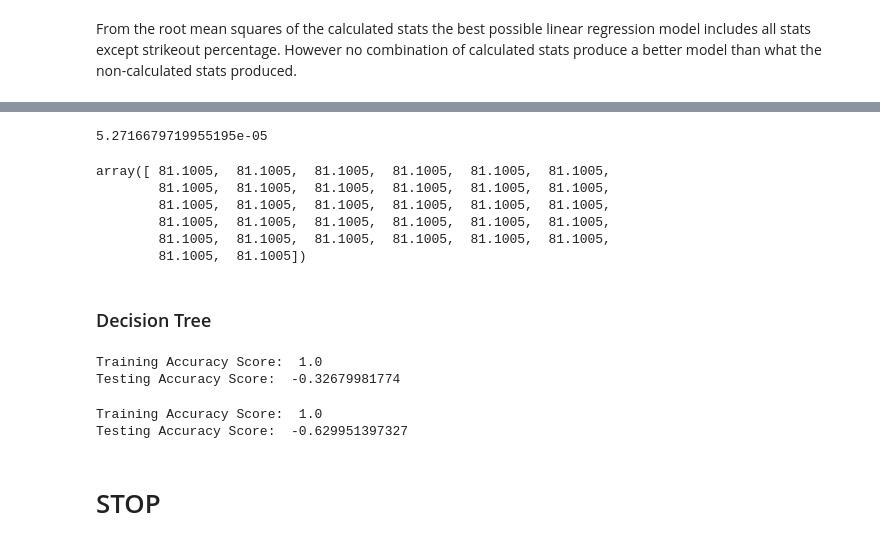
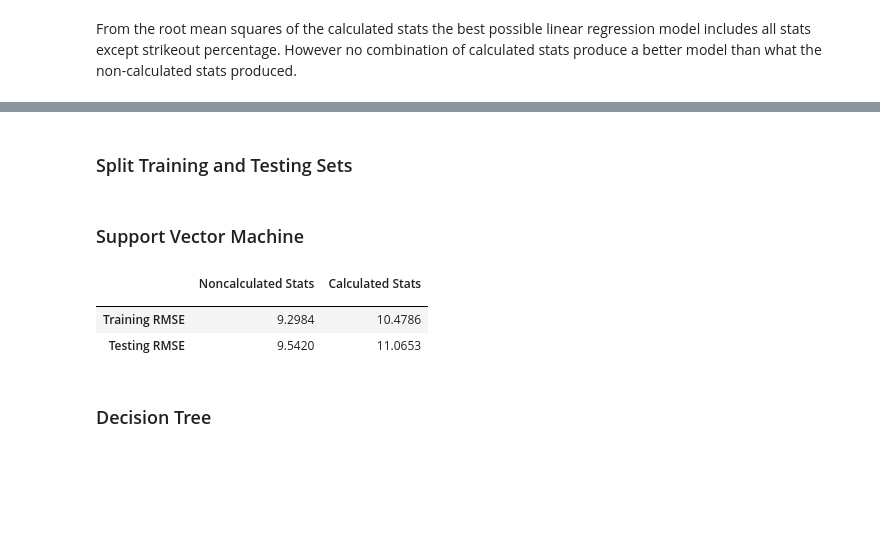
Before and after one commit to lawewers/Springboard-Capstone-MLB-W-vs.-L, a Jupyter notebook: CapstoneProject.ipynb, the cells around one changed output, grey strips where cells are left out. Cells and saved outputs as stored; diff of their text form; code cells hidden in the pictures; blank space fills up the shorter version.

```diff
--- a/CapstoneProject.ipynb
+++ b/CapstoneProject.ipynb
@@ -434,20 +403,40 @@ Best Gamma Value:
-# %%
-clf = svm.SVR(C=.001, gamma=1.5)
-clf.fit(ncalc_pred_feat, wins)
-score = clf.score(ncalc_pred_feat, wins)
-score
-# %% [output]
-5.2716679719955195e-05
-# %%
-test_season = pd.DataFrame.from_csv('data/2016season.csv', index_col = None)
-test = test_season[['H', '2B', 'HR', 'SO', 'BB']]
-clf.predict(test)
-# %% [output]
-array([ 81.1005,  81.1005,  81.1005,  81.1005,  81.1005,  81.1005,
-        81.1005,  81.1005,  81.1005,  81.1005,  81.1005,  81.1005,
-        81.1005,  81.1005,  81.1005,  81.1005,  81.1005,  81.1005,
-        81.1005,  81.1005,  81.1005,  81.1005,  81.1005,  81.1005,
-        81.1005,  81.1005,  81.1005,  81.1005,  81.1005,  81.1005,
-        81.1005,  81.1005])
+# %% [markdown]
+### Split Training and Testing Sets
+# %%
+# Noncalculated Stat Training and Testing Sets
+nX_train, nX_test, nY_train, nY_test = train_test_split(ncalc_pred_feat, wins, test_size=0.3, random_state = 5)
+# Calculated Stat Trianing and Testing Sets
+cX_train, cX_test, cY_train, cY_test = train_test_split(calc_pred_feat, wins, test_size=0.3, random_state = 5)
+# %% [markdown]
+### Support Vector Machine
+# %%
+from sklearn.svm import SVR
+
+nreg = SVR(kernel='linear')
+nreg.fit(nX_train, nY_train)
+
+ntrain_pred = nreg.predict(nX_train)
+ntrain_rmse = np.sqrt(mean_squared_error(nY_train, ntrain_pred))
+ntest_pred = nreg.predict(nX_test)
+ntest_rmse = np.sqrt(mean_squared_error(nY_test, ntest_pred))
+#####################################################################################
+creg = SVR(kernel='linear')
+creg.fit(cX_train, cY_train)
+
+ctrain_pred = creg.predict(cX_train)
+ctrain_rmse = np.sqrt(mean_squared_error(cY_train, ctrain_pred))
+ctest_pred = creg.predict(cX_test)
+ctest_rmse = np.sqrt(mean_squared_error(cY_test, ctest_pred))
+
+rmse_type = [['Training RMSE', ntrain_rmse, ctrain_rmse], ['Testing RMSE', ntest_rmse, ctest_rmse]]
+table = pd.DataFrame(rmse_type)
+table.columns = ['','Noncalculated Stats', 'Calculated Stats']
+table.set_index('',inplace=True)
+table
+# %% [output]
+|  | Noncalculated Stats | Calculated Stats |
+|  |  |  |
+| Training RMSE | 9.2984 | 10.4786 |
+| Testing RMSE | 9.5420 | 11.0653 |
 # %% [markdown]
 ### Decision Tree
@@ -468,12 +442,0 @@ def DT(X, y) :
-# %%
-DT(ncalc_pred_feat, wins)
-# %% [output]
-Training Accuracy Score:  1.0
-Testing Accuracy Score:  -0.32679981774
-# %%
-DT(calc_pred_feat, wins)
-# %% [output]
-Training Accuracy Score:  1.0
-Testing Accuracy Score:  -0.629951397327
-# %% [markdown]
-# STOP
```
Also changed, not shown: parts of 26 cells of this notebook.
